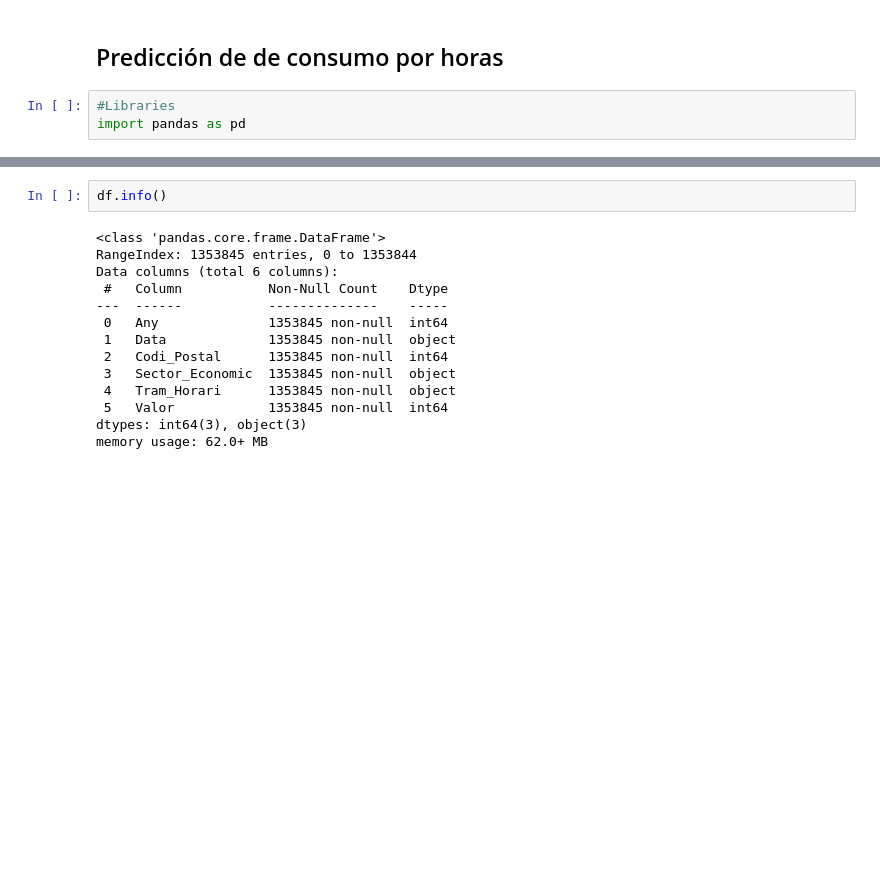
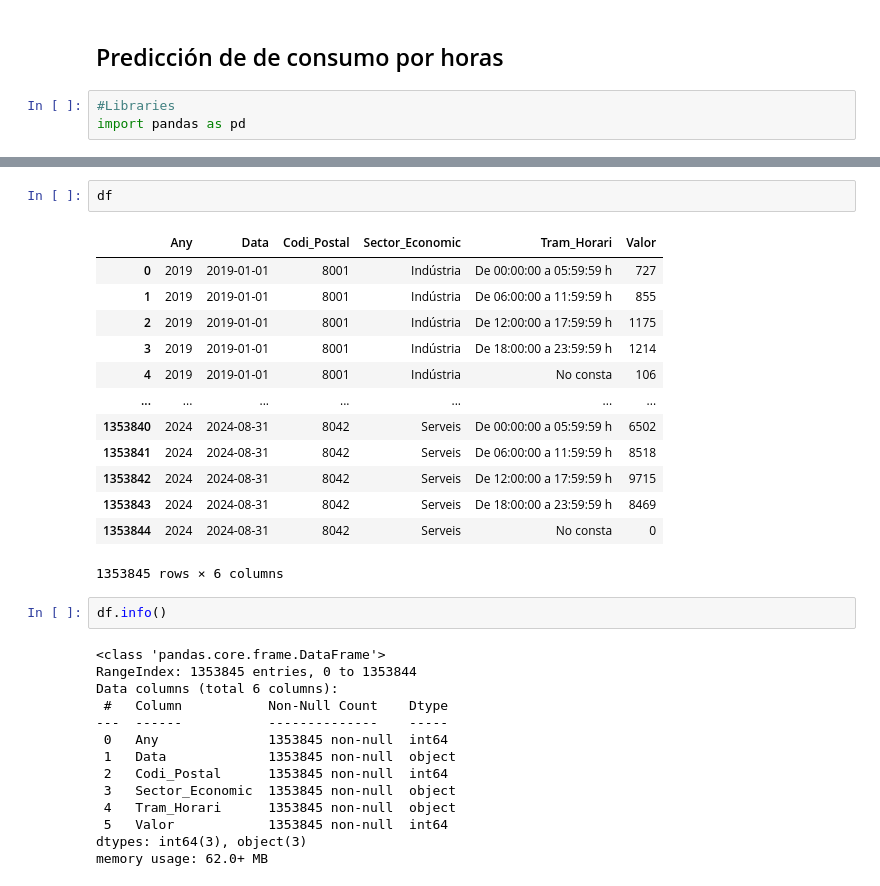
Before and after one commit to 4GeeksAcademy/AMH-proyecto-final, a Jupyter notebook: src/ConsumoBcnHoras.ipynb, the cells around one changed output, grey strips where cells are left out. Saved outputs shown, nothing was run; the diff lists cells and outputs as text; blank space fills up the shorter version.

```diff
--- a/src/ConsumoBcnHoras.ipynb
+++ b/src/ConsumoBcnHoras.ipynb
@@ -37,3 +33,19 @@ df.head(25)
+# %%
+df
+# %% [output]
+|  | Any | Data | Codi_Postal | Sector_Economic | Tram_Horari | Valor |
+| 0 | 2019 | 2019-01-01 | 8001 | Indústria | De 00:00:00 a 05:59:59 h | 727 |
+| 1 | 2019 | 2019-01-01 | 8001 | Indústria | De 06:00:00 a 11:59:59 h | 855 |
+| 2 | 2019 | 2019-01-01 | 8001 | Indústria | De 12:00:00 a 17:59:59 h | 1175 |
+| 3 | 2019 | 2019-01-01 | 8001 | Indústria | De 18:00:00 a 23:59:59 h | 1214 |
+| 4 | 2019 | 2019-01-01 | 8001 | Indústria | No consta | 106 |
+| ... | ... | ... | ... | ... | ... | ... |
+| 1353840 | 2024 | 2024-08-31 | 8042 | Serveis | De 00:00:00 a 05:59:59 h | 6502 |
+| 1353841 | 2024 | 2024-08-31 | 8042 | Serveis | De 06:00:00 a 11:59:59 h | 8518 |
+| 1353842 | 2024 | 2024-08-31 | 8042 | Serveis | De 12:00:00 a 17:59:59 h | 9715 |
+| 1353843 | 2024 | 2024-08-31 | 8042 | Serveis | De 18:00:00 a 23:59:59 h | 8469 |
+| 1353844 | 2024 | 2024-08-31 | 8042 | Serveis | No consta | 0 |
+1353845 rows × 6 columns
 # %%
 df.info()
 # %% [output]
```
Also changed, not shown: parts of 9 cells of this notebook, 1 other file.
